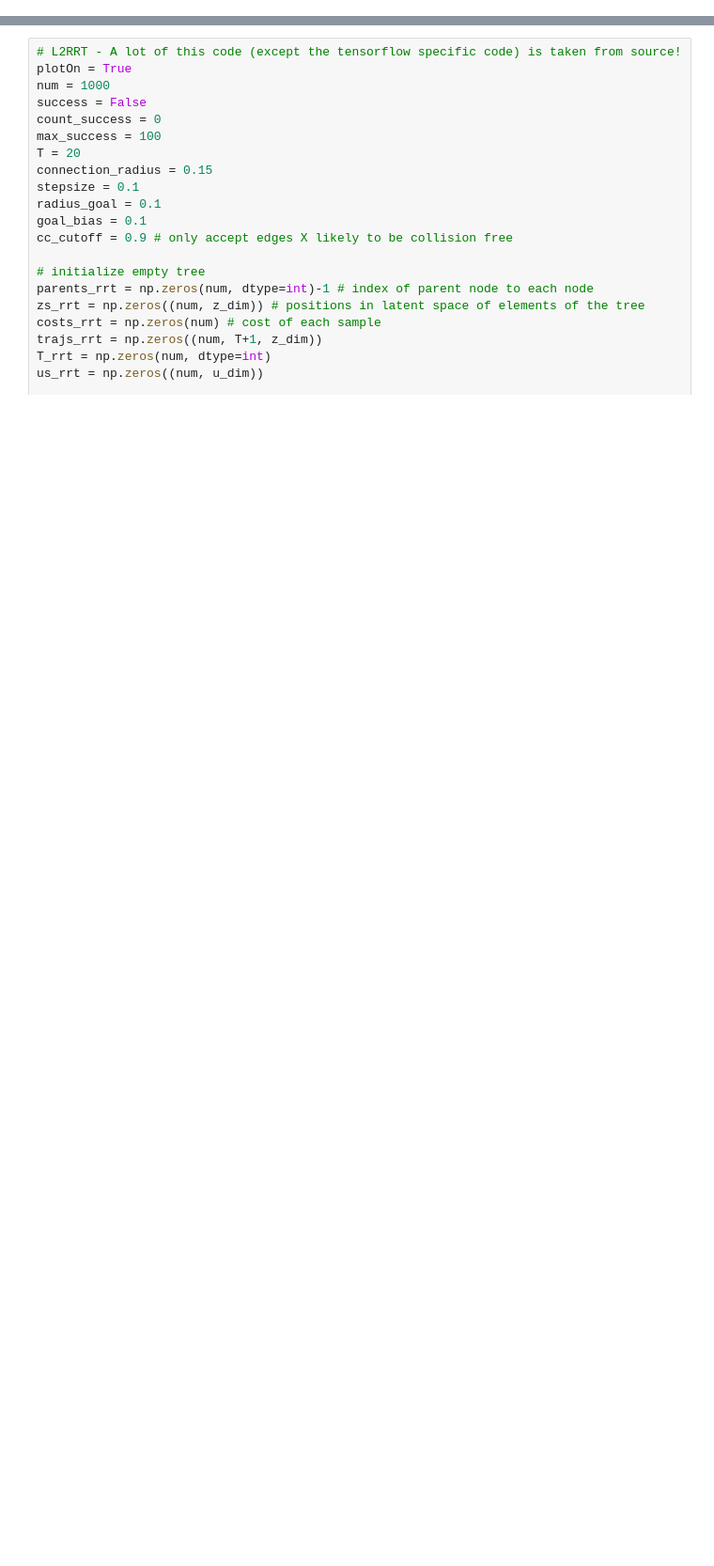
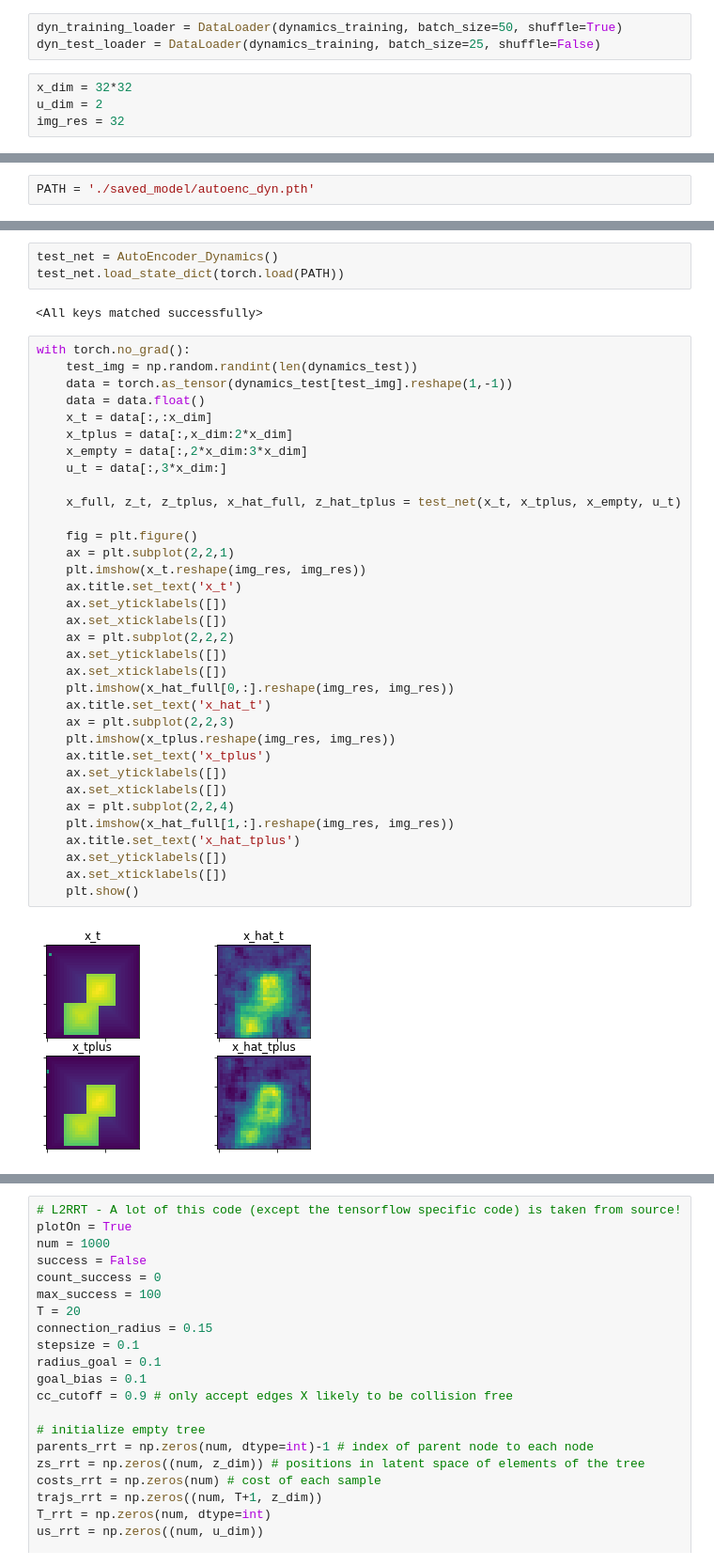
Before and after one commit to PradeepKadubandi/LSBMP-L2RRT, a Jupyter notebook: lsbmp.ipynb, the cells around one changed output, grey strips where cells are left out. Shown: that part at 94% size. Saved outputs shown, nothing was run; the diff lists cells and outputs as text; blank space fills up the shorter version.

```diff
--- a/lsbmp.ipynb
+++ b/lsbmp.ipynb
@@ -276,0 +304,7 @@ torch.Size([1])
+# %%
+dyn_training_loader = DataLoader(dynamics_training, batch_size=50, shuffle=True)
+dyn_test_loader = DataLoader(dynamics_training, batch_size=25, shuffle=False)
+# %%
+x_dim = 32*32
+u_dim = 2
+img_res = 32
@@ -276,0 +372,2 @@ torch.Size([1])
+# %%
+PATH = './saved_model/autoenc_dyn.pth'
@@ -276,0 +376,41 @@ torch.Size([1])
+# %%
+test_net = AutoEncoder_Dynamics()
+test_net.load_state_dict(torch.load(PATH))
+# %% [output]
+<All keys matched successfully>
+# %%
+with torch.no_grad():
+    test_img = np.random.randint(len(dynamics_test))
+    data = torch.as_tensor(dynamics_test[test_img].reshape(1,-1))
+    data = data.float()
+    x_t = data[:,:x_dim]
+    x_tplus = data[:,x_dim:2*x_dim]
+    x_empty = data[:,2*x_dim:3*x_dim]
+    u_t = data[:,3*x_dim:]
+
+    x_full, z_t, z_tplus, x_hat_full, z_hat_tplus = test_net(x_t, x_tplus, x_empty, u_t)
+
+    fig = plt.figure()
+    ax = plt.subplot(2,2,1)
+    plt.imshow(x_t.reshape(img_res, img_res))
+    ax.title.set_text('x_t')
+    ax.set_yticklabels([])
+    ax.set_xticklabels([])
+    ax = plt.subplot(2,2,2)
+    ax.set_yticklabels([])
+    ax.set_xticklabels([])
+    plt.imshow(x_hat_full[0,:].reshape(img_res, img_res))
+    ax.title.set_text('x_hat_t')
+    ax = plt.subplot(2,2,3)
+    plt.imshow(x_tplus.reshape(img_res, img_res))
+    ax.title.set_text('x_tplus')
+    ax.set_yticklabels([])
+    ax.set_xticklabels([])
+    ax = plt.subplot(2,2,4)
+    plt.imshow(x_hat_full[1,:].reshape(img_res, img_res))
+    ax.title.set_text('x_hat_tplus')
+    ax.set_yticklabels([])
+    ax.set_xticklabels([])
+    plt.show()
+# %% [output]
+[figure, added]
```
Also changed, not shown: parts of 12 cells of this notebook, 5 other files.
